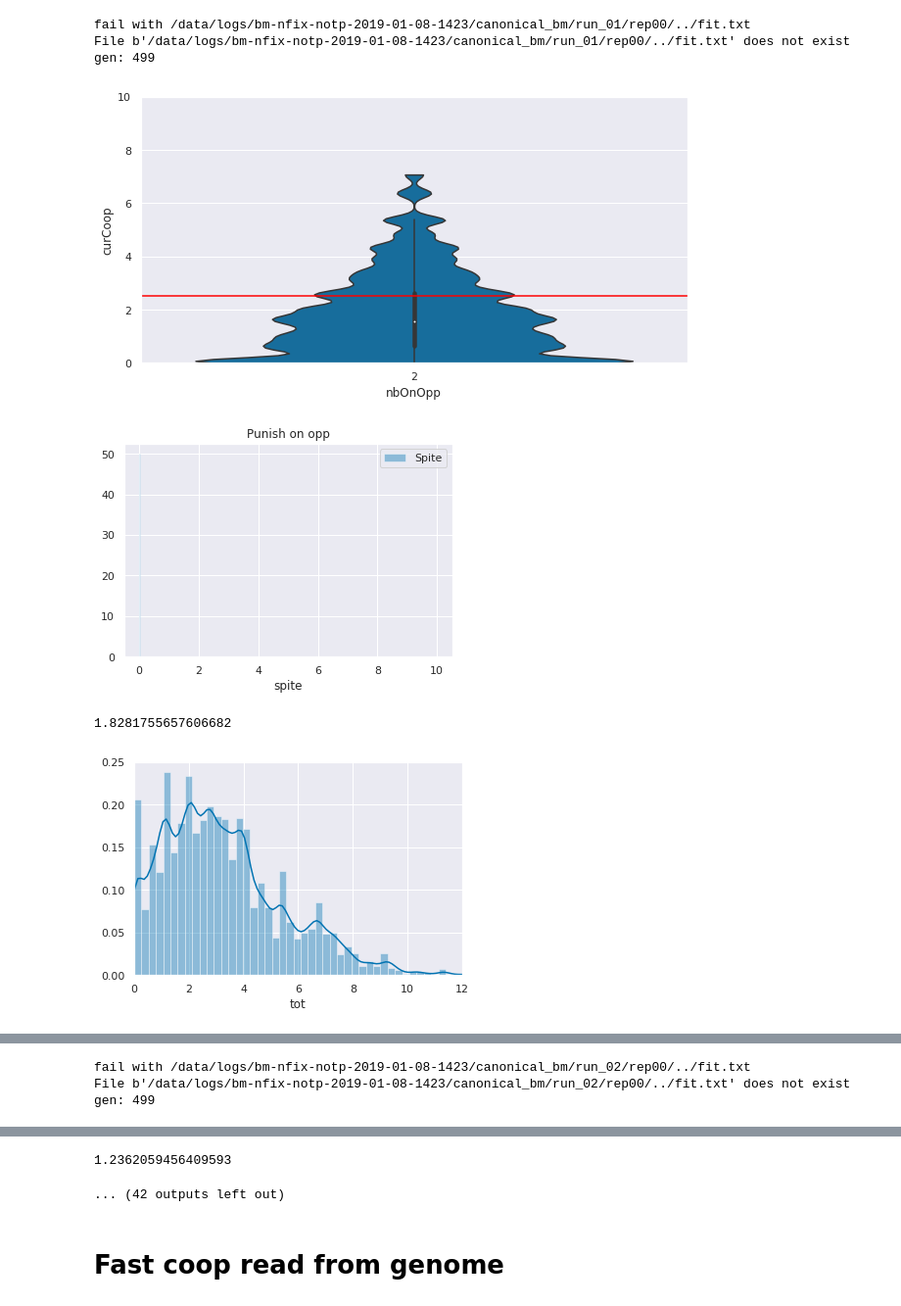
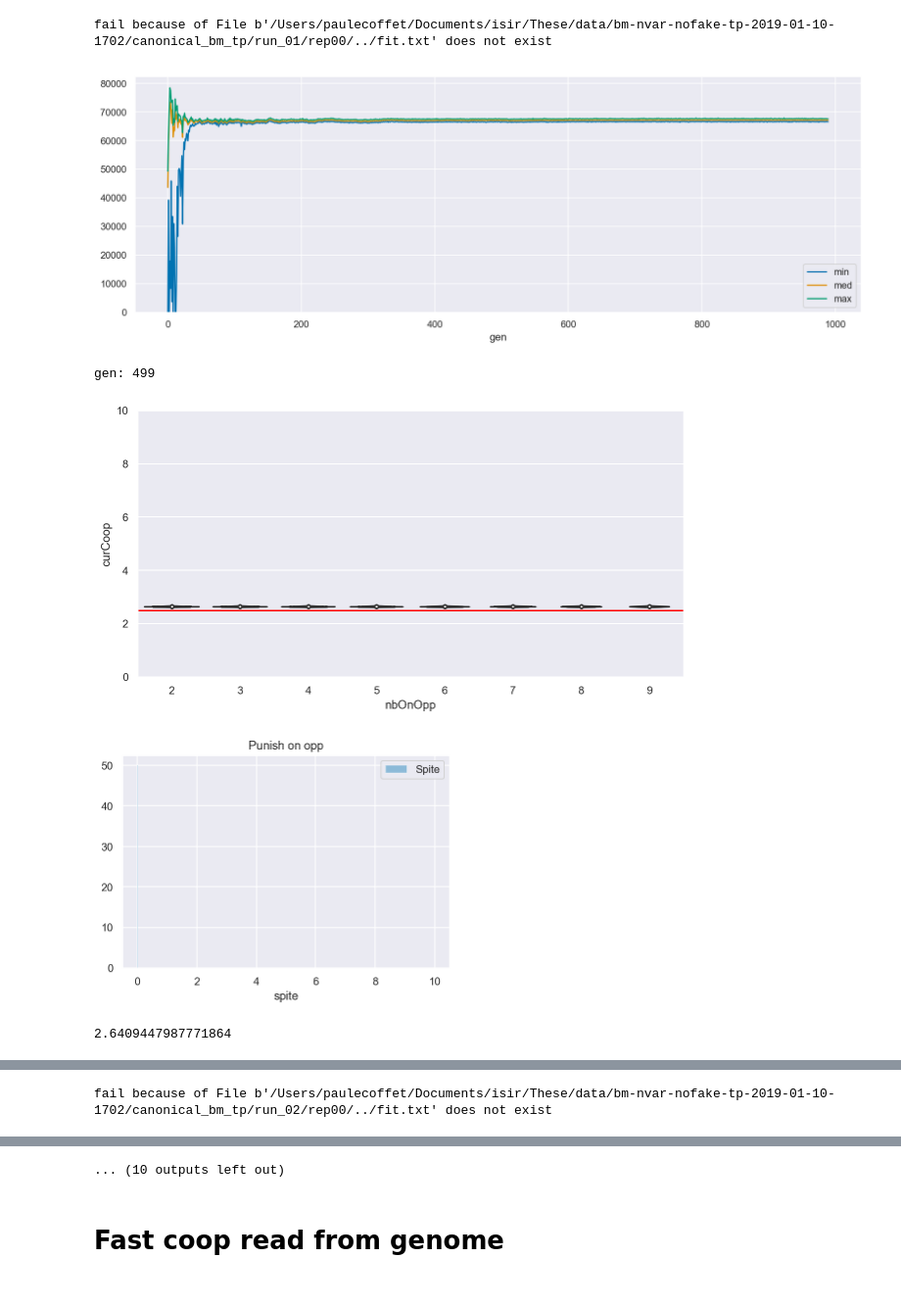
Before and after one commit to PaulEcoffet/roborobo3, a Jupyter notebook: roborobo3/notebooks/bigmodel ESS stat.ipynb, the cells around one changed output, grey strips where cells are left out. Shown at 98% size. Drawn from its saved outputs; the diff is of its cells as text; code cells hidden in the pictures.

```diff
--- a/roborobo3/notebooks/bigmodel ESS stat.ipynb
+++ b/roborobo3/notebooks/bigmodel ESS stat.ipynb
@@ -26,7 +26,7 @@ def read_csvx(path, *args, **kwargs):
 # %%
 #gens = [1499, 1999, 2499, 2999]
 gens = [499]
-conds = sorted(list(glob(f'/data/logs/bm-nfix-notp-2019-01-08-1423/**/rep00', recursive=True)))
+conds = sorted(list(glob(f'/Users/paulecoffet/Documents/isir/These/data/bm-nvar-nofake-tp-2019-01-10-1702/**/rep00', recursive=True)))
 #conds = ['/data/logs/trash/oldschoolbm_rarereward/rep00/', '/data/logs/trash/oldschoolbm_rarereward2/rep00']
 
 #conds = ['/data/logs/trash/oldschool_rewardwhendisappear/rep00/', '/data/logs/trash/oldschool_rewardwhendisappear2/rep00']
@@ -34,27 +34,28 @@ conds = sorted(list(glob(f'/data/logs/bm-nfix-notp-2019-01-08-1423/**/rep00', re
 
 
 for cond in conds:
+    print(cond)
     try:
         fitpath = Path(cond) / "../fit.txt"
-        fit = pd.read_csv(fitpath, delimiter="\t", names=['gen', 'min', 'q1', 'med', 'q3', 'max'])
+        fit = read_csvx(fitpath, delimiter='\t', names=['gen', 'min', 'q1', 'med', 'q3', 'max'])
     except Exception as e:
-        print('fail with', fitpath)
-        try:
-            fit = read_csvx(str(fitpath), delimiter="\t")
-        except Exception as e:
-            print(e)
-            pass
+        print('fail because of', e)
+        fitpath = Path(cond) / "fitnesslog.txt"
+        fit = read_csvx(fitpath, delimiter='\t')
+        fitsum = fit.groupby(['gen', 'ind']).sum()
+        fitgen = fit.groupby(['gen'])
+        fit = pd.DataFrame()
+        fit['min'] = fitgen['fitness'].min()
+        fit['max'] = fitgen['fitness'].max()
+        fit['med'] = fitgen['fitness'].median()
 
-    else:
-        print(fitpath)
-        fig, ax1 = plt.subplots(1, 1, figsize=(15, 5))
-        fit.plot(x='gen', y='min', ax=ax1)
-        fit.plot(x='gen', y='q1', ax=ax1)
-        fit.plot(x='gen', y='med', ax=ax1)
-        fit.plot(x='gen', y='q3', ax=ax1)
-        fit.plot(x='gen', y='max', ax=ax1)
-        ax1.set_ylim(-10, None)
-        plt.show(fig)
+
+    fig, ax1 = plt.subplots(1, 1, figsize=(15, 5))
+    fit.plot(y='min', ax=ax1)
+    fit.plot(y='med', ax=ax1)
+    fit.plot(y='max', ax=ax1)
+    ax1.set_ylim(-10, None)
+    plt.show(fig)
 
     for gen in gens:
         logfile = join(cond, f'logall_{gen}.txt')
@@ -81,7 +82,7 @@ for cond in conds:
         print("gen:", gen)
         fig, ax2 = plt.subplots(1, 1, figsize=(10, 5))
         try:
-            sns.violinplot(data=log.query('2 <= nbOnOpp <= 2 and onOpp != 0'), x='nbOnOpp', y='curCoop', ax=ax2, cut=0)
+            sns.violinplot(data=log.query('2 <= nbOnOpp and onOpp != 0'), x='nbOnOpp', y='curCoop', ax=ax2, cut=0)
             ax2.axhline(2.5, color="red")
             ax2.set_ylim(0, 10)
             plt.show(fig)
@@ -102,37 +103,36 @@ for cond in conds:
             print(on_opp['curCoop'].mean())
 
             fig, ax = plt.subplots()
         except:
             print("no spite for this run")
 
         on_opp['tot'] = on_opp['meanTotal'] + on_opp['curCoop']
 
         sns.distplot(on_opp['tot'].dropna(), ax=ax)
         ax.set_xlim(0, 12)
         plt.show(fig)
 
 
         fig, ax = plt.subplots()
         sns.violinplot(data=log.groupby(['id', 'nbOnOpp'], as_index=False).count(), x='nbOnOpp', y='iter', ax=ax, cut=0, inner='points')
         ax.set_ylim((0, None))
         plt.show()
 
         fig, ax = plt.subplots()
         sns.violinplot(data=log.groupby(['id', 'nbOnOpp'], as_index=False).count(), x='nbOnOpp', y='iter', ax=ax, cut=0, inner='points')
         ax.set_ylim((0, None))
         plt.show()
 
         fig, ax = plt.subplots()
         log['bincoop'] = pd.cut(log['meanTotal'], bins=list(range(-1, 12)))
         spenttime = log.query('onOpp != -1').groupby(['bincoop', 'id'], as_index=False)['iter'].count()
         sns.violinplot(x='bincoop', y='iter', data=spenttime, ax=ax)
         plt.ylim(0, 1000)
         plt.show(fig)
 # %% [output]
-fail with /data/logs/bm-nfix-notp-2019-01-08-1423/canonical_bm/run_01/rep00/../fit.txt
-File b'/data/logs/bm-nfix-notp-2019-01-08-1423/canonical_bm/run_01/rep00/../fit.txt' does not exist
-gen: 499
+fail because of File b'/Users/paulecoffet/Documents/isir/These/data/bm-nvar-nofake-tp-2019-01-10-1702/canonical_bm_tp/run_01/rep00/../fit.txt' does not exist
-[figure, old version]
+[figure, new version]
+gen: 499
-[figure, old version]
+[figure, new version]
-1.8281755657606682
-[figure, old version]
+[figure, new version]
+2.6409447987771864
@@ -142,3 +141,0 @@ gen: 499
-fail with /data/logs/bm-nfix-notp-2019-01-08-1423/canonical_bm/run_02/rep00/../fit.txt
-File b'/data/logs/bm-nfix-notp-2019-01-08-1423/canonical_bm/run_02/rep00/../fit.txt' does not exist
-gen: 499
@@ -145,0 +143 @@ gen: 499
+fail because of File b'/Users/paulecoffet/Documents/isir/These/data/bm-nvar-nofake-tp-2019-01-10-1702/canonical_bm_tp/run_02/rep00/../fit.txt' does not exist
@@ -147,5 +145,4 @@ gen: 499
-1.2362059456409593
-... (42 outputs left out)
+... (10 outputs left out)
 # %% [markdown]
 # Fast coop read from genome
 # %%
```
Also changed, not shown: parts of 1 cell of this notebook, 14 other files.
